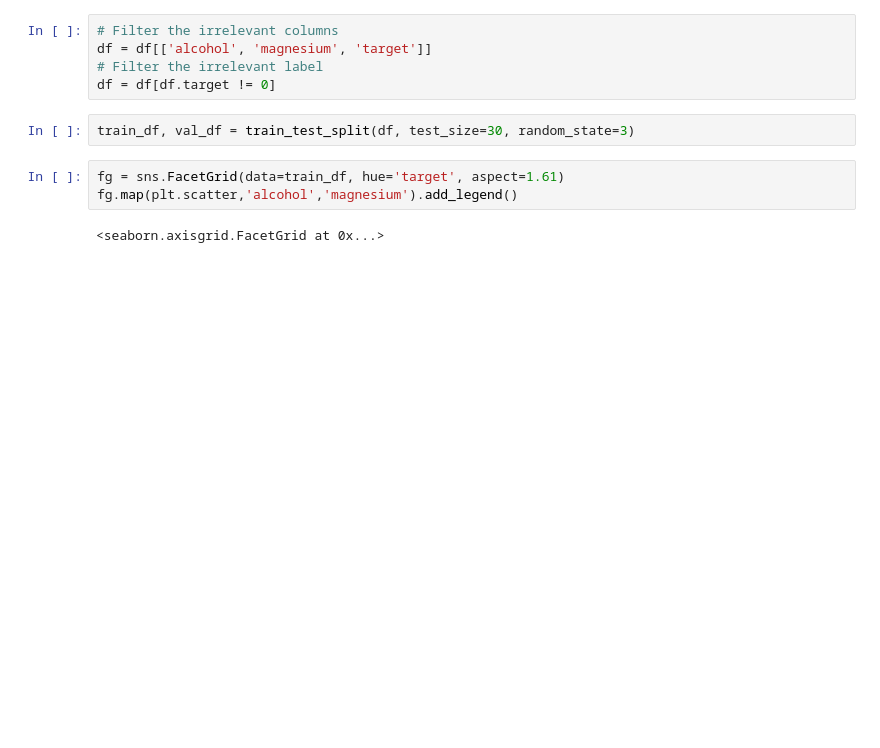
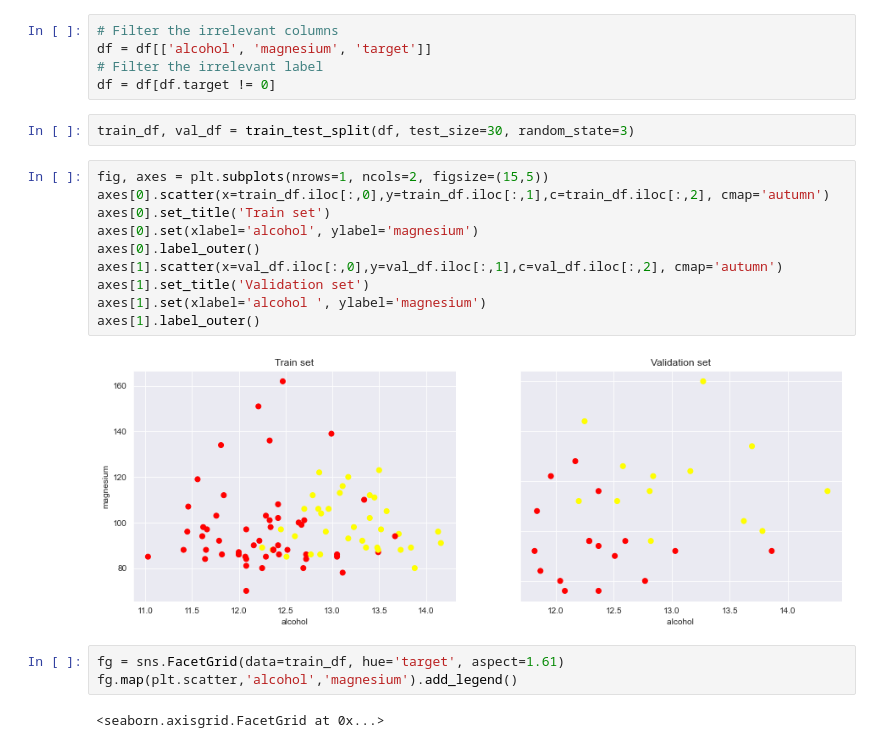
Before and after one commit to Hadar-Sug/ML1_HW2, a Jupyter notebook: HW2_Q1.ipynb, the cells around one changed output. Cells and saved outputs as stored; diff of their text form; blank space fills up the shorter version.

```diff
--- a/HW2_Q1.ipynb
+++ b/HW2_Q1.ipynb
@@ -19,6 +19,18 @@ df = df[['alcohol', 'magnesium', 'target']]
 df = df[df.target != 0]
 # %%
 train_df, val_df = train_test_split(df, test_size=30, random_state=3)
+# %%
+fig, axes = plt.subplots(nrows=1, ncols=2, figsize=(15,5))
+axes[0].scatter(x=train_df.iloc[:,0],y=train_df.iloc[:,1],c=train_df.iloc[:,2], cmap='autumn')
+axes[0].set_title('Train set')
+axes[0].set(xlabel='alcohol', ylabel='magnesium')
+axes[0].label_outer()
+axes[1].scatter(x=val_df.iloc[:,0],y=val_df.iloc[:,1],c=val_df.iloc[:,2], cmap='autumn')
+axes[1].set_title('Validation set')
+axes[1].set(xlabel='alcohol ', ylabel='magnesium')
+axes[1].label_outer()
+# %% [output]
+[figure, added]
 # %%
 fg = sns.FacetGrid(data=train_df, hue='target', aspect=1.61)
 fg.map(plt.scatter,'alcohol','magnesium').add_legend()
```
